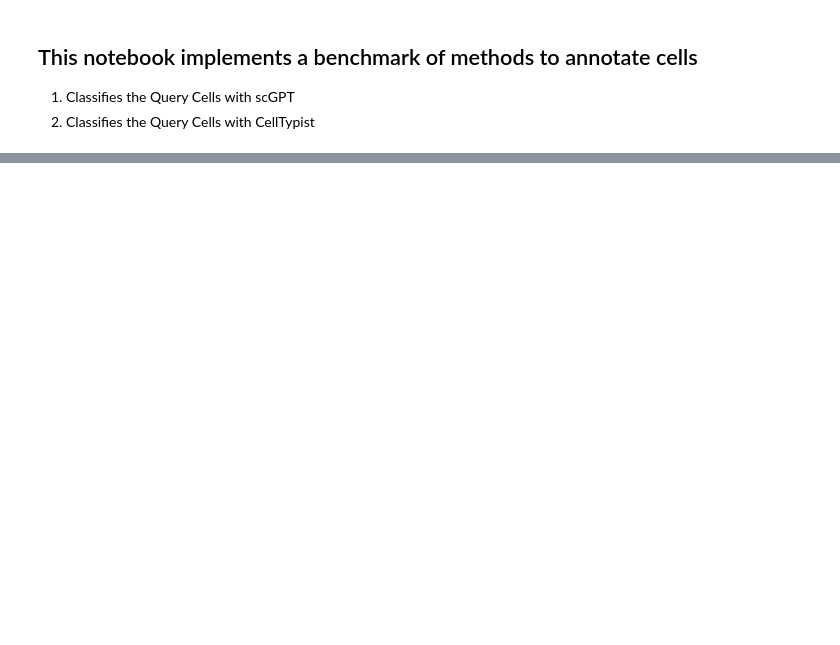
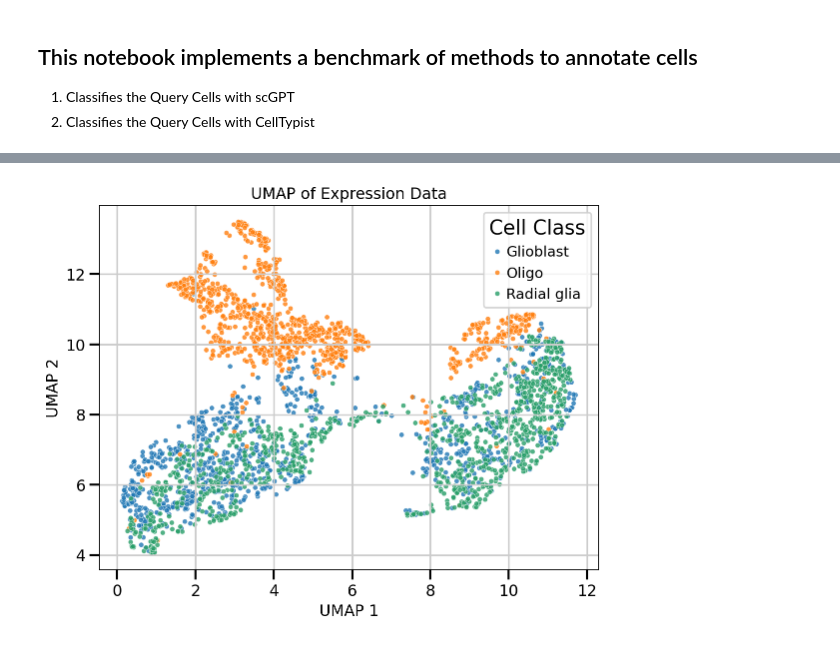
Before and after one commit to ManuelSokolov/BrainSingleCellAnalysis, a Jupyter notebook: classification/method_benchmark/0.scGPT_and_celltypist_comparison.ipynb, the cells around one changed output, grey strips where cells are left out. Drawn from its saved outputs; the diff is of its cells as text; code cells hidden in the pictures; blank space fills up the shorter version.

```diff
--- a/classification/method_benchmark/0.scGPT_and_celltypist_comparison.ipynb
+++ b/classification/method_benchmark/0.scGPT_and_celltypist_comparison.ipynb
@@ -1103,0 +1266,22 @@ plt.show()
+# %%
+# Perform UMAP on the expression matrix
+expression_matrix = adata_test.X  # assuming adata_test.X is the expression matrix
+umap_model_expression = umap.UMAP()
+umap_embedding_expression = umap_model_expression.fit_transform(expression_matrix)
+
+# Create a UMAP plot with cell classes (expression matrix)
+plt.figure(figsize=(8, 6))
+sns.scatterplot(
+    x=umap_embedding_expression[:, 0],
+    y=umap_embedding_expression[:, 1],
+    hue=cell_classes,
+    s=20,
+    alpha=0.8
+)
+plt.title("UMAP of Expression Data")
+plt.xlabel("UMAP 1")
+plt.ylabel("UMAP 2")
+plt.legend(title="Cell Class", bbox_to_anchor=(1, 1))
+plt.show()
+# %% [output]
+[figure, added]
```
Also changed, not shown: parts of 23 cells of this notebook.
